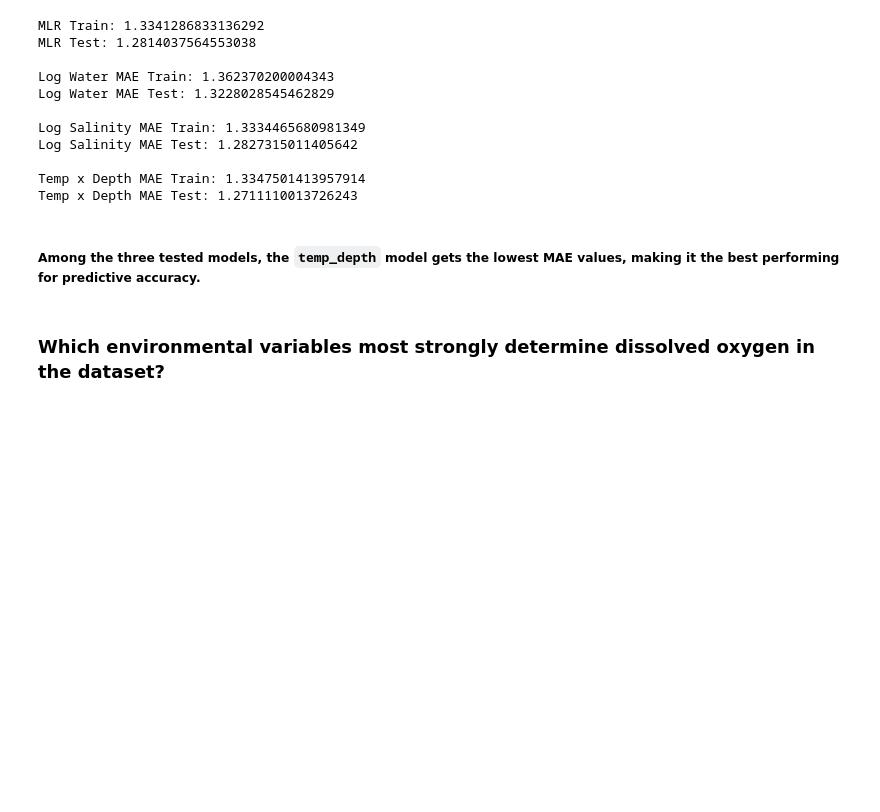
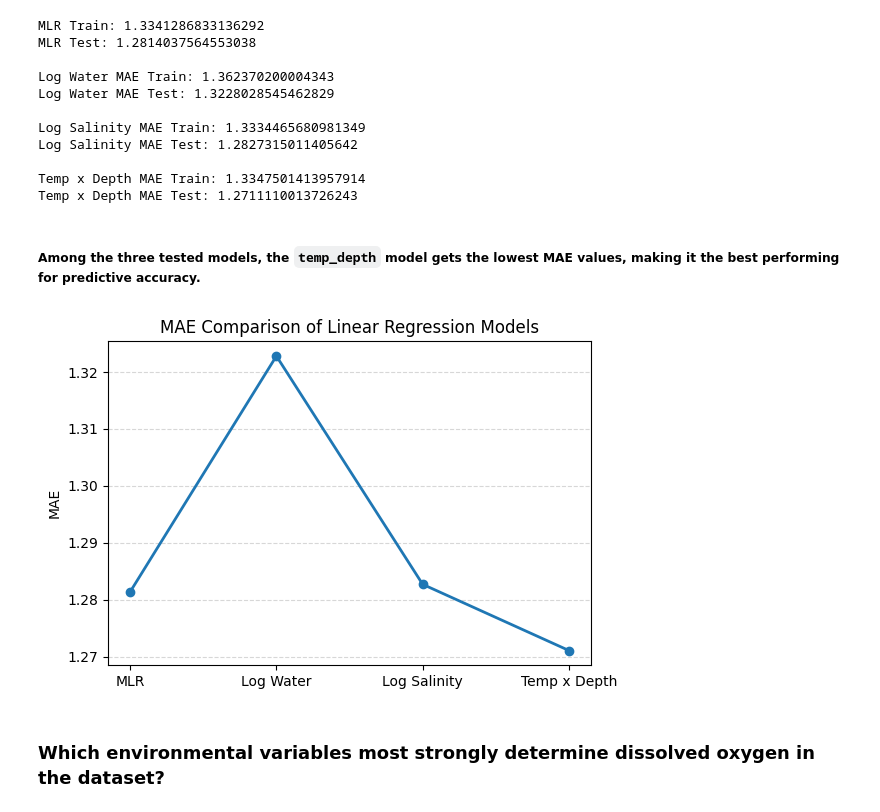
Before and after one commit to Bashguy/BigDataFinalProject, a Jupyter notebook: project.ipynb, the cells around one changed output. Cells and saved outputs as stored; diff of their text form; code cells hidden in the pictures; blank space fills up the shorter version.

```diff
--- a/project.ipynb
+++ b/project.ipynb
@@ -312,6 +312,20 @@ Temp x Depth MAE Train: 1.3347501413957914
 Temp x Depth MAE Test: 1.2711110013726243
 # %% [markdown]
 ##### Among the three tested models, the `temp_depth` model gets the lowest MAE values, making it the best performing for predictive accuracy.
+# %%
+lin_reg_cats = ["MLR", "Log Water", "Log Salinity", "Temp x Depth"]
+lin_reg_vals = [regular_mae_test, log_water_mae_test, log_salinity_mae_test, temp_depth_mae_test]
+
+plt.figure(figsize=(6,4))
+plt.plot(lin_reg_cats, lin_reg_vals, marker="o", linewidth=2)
+
+plt.ylabel("MAE")
+plt.title("MAE Comparison of Linear Regression Models")
+plt.grid(axis='y', linestyle='--', alpha=0.5)
+plt.tight_layout()
+plt.show()
+# %% [output]
+[figure, added]
 # %% [markdown]
 ### Which environmental variables most strongly determine dissolved oxygen in the dataset?
 # %%
```
Also changed, not shown: parts of 5 cells of this notebook.
